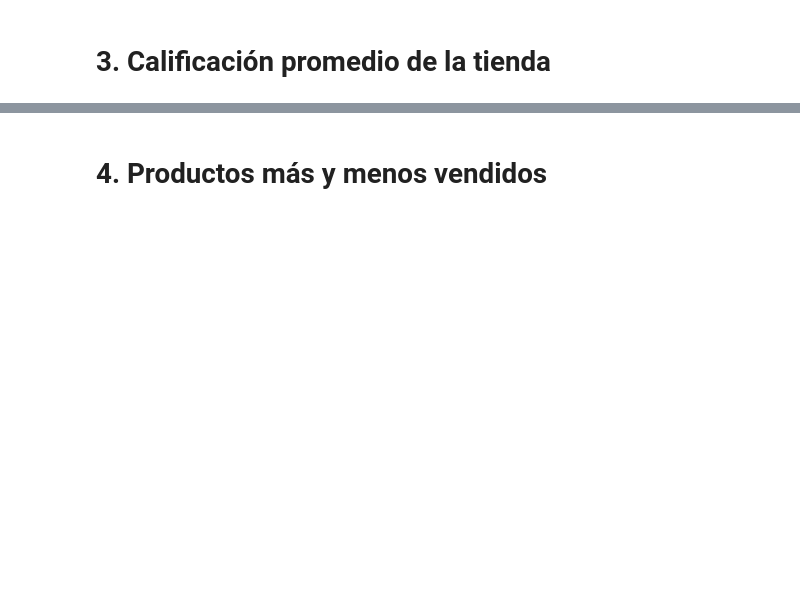
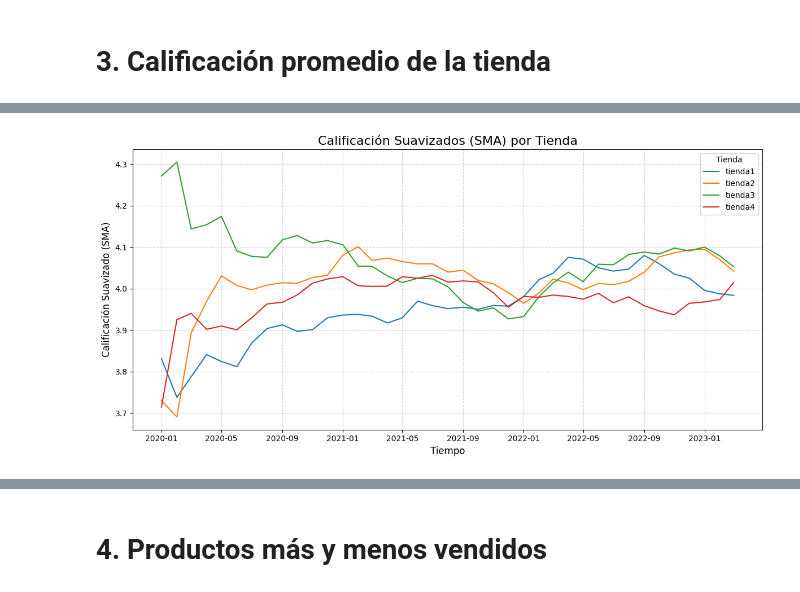
Before and after one commit to JCSR2022/challenge1-data-science-Alura, a Jupyter notebook: AluraStoreLatam.ipynb, the cells around one changed output, grey strips where cells are left out. Cells and saved outputs as stored; diff of their text form; code cells hidden in the pictures; blank space fills up the shorter version.

```diff
--- a/AluraStoreLatam.ipynb
+++ b/AluraStoreLatam.ipynb
@@ -1003,0 +882,89 @@ df_cal_vendedor = califiacion_por_vendedor(all_data)
+# %%
+def calificacion_suavizados(df_calif_tiempo, window=30):
+    """
+    Calcula el promedio móvil (SMA) de *window* periodos.
+
+    Parámetros
+    ----------
+    df_ingresos : DataFrame
+        Debe contener las columnas:
+        'Tienda', 'Periodo', 'Calificación'
+
+    window : int
+        Tamaño de la ventana para el promedio móvil.
+        Ejemplo:
+            - Periodo D  + window=30  -> SMA 30 días
+            - Periodo W  + window=8   -> SMA 8 semanas
+            - Periodo M  + window=6   -> SMA 6 meses
+
+    Retorna
+    -------
+    DataFrame con columnas:
+      'Tienda', 'Periodo', 'Ingreso Total', 'time', 'SMA'
+    """
+
+    # Validaciones
+    columnas_necesarias = ['Periodo', 'Tienda', 'Calificación']
+    faltantes = [c for c in columnas_necesarias if c not in df_calif_tiempo.columns]
+    if faltantes:
+        raise ValueError(f"Faltan columnas necesarias: {faltantes}")
+
+    if not isinstance(window, int) or window <= 0:
+        raise ValueError("window debe ser un entero positivo.")
+
+    # Copia del DF
+    df = df_calif_tiempo.copy()
+
+    # Convertir Period a datetime
+    df['time'] = df['Periodo'].dt.to_timestamp()
+
+    # Ordenar (MUY importante para rolling)
+    df = df.sort_values(['Tienda', 'time'])
+
+    # Calcular SMA por tienda
+    df['SMA'] = (
+        df.groupby('Tienda')['Calificación']
+          .transform(lambda s: s.rolling(window=window, min_periods=1).mean())
+    )
+
+    return df
+
+
+def graficar_calificacion_SMA(df_suavizado):
+    """
+    Grafica únicamente la curva suavizada (SMA) de ingresos por tienda
+    en una sola figura.
+
+    Parámetros
+    ----------
+    df_suavizado : DataFrame
+        Debe contener las columnas:
+        'Tienda', 'time', 'SMA'
+        (Salida de la función ingresos_suavizados)
+    """
+
+    columnas_req = ['Tienda', 'time', 'SMA']
+    faltantes = [c for c in columnas_req if c not in df_suavizado.columns]
+    if faltantes:
+        raise ValueError(f"Faltan columnas necesarias para graficar: {faltantes}")
+
+    plt.figure(figsize=(12, 6))
+
+    # Graficar por tienda
+    for tienda, df_t in df_suavizado.groupby('Tienda'):
+        plt.plot(df_t['time'], df_t['SMA'], label=tienda)
+
+    # Estética
+    plt.title("Calificación Suavizados (SMA) por Tienda", fontsize=16)
+    plt.xlabel("Tiempo", fontsize=12)
+    plt.ylabel("Calificación Suavizado (SMA)", fontsize=12)
+    plt.grid(True, linestyle='--', alpha=0.6)
+    plt.legend(title="Tienda")
+    plt.tight_layout()
+    plt.show()
+
+df_calif_tiempo = calificacion_en_tiempo(df_all,periodo="M")
+calificacion_suavizado = calificacion_suavizados(df_calif_tiempo, window=12)
+graficar_calificacion_SMA(calificacion_suavizado)
+# %% [output]
+[figure, added]
```
Also changed, not shown: parts of 25 cells of this notebook.
